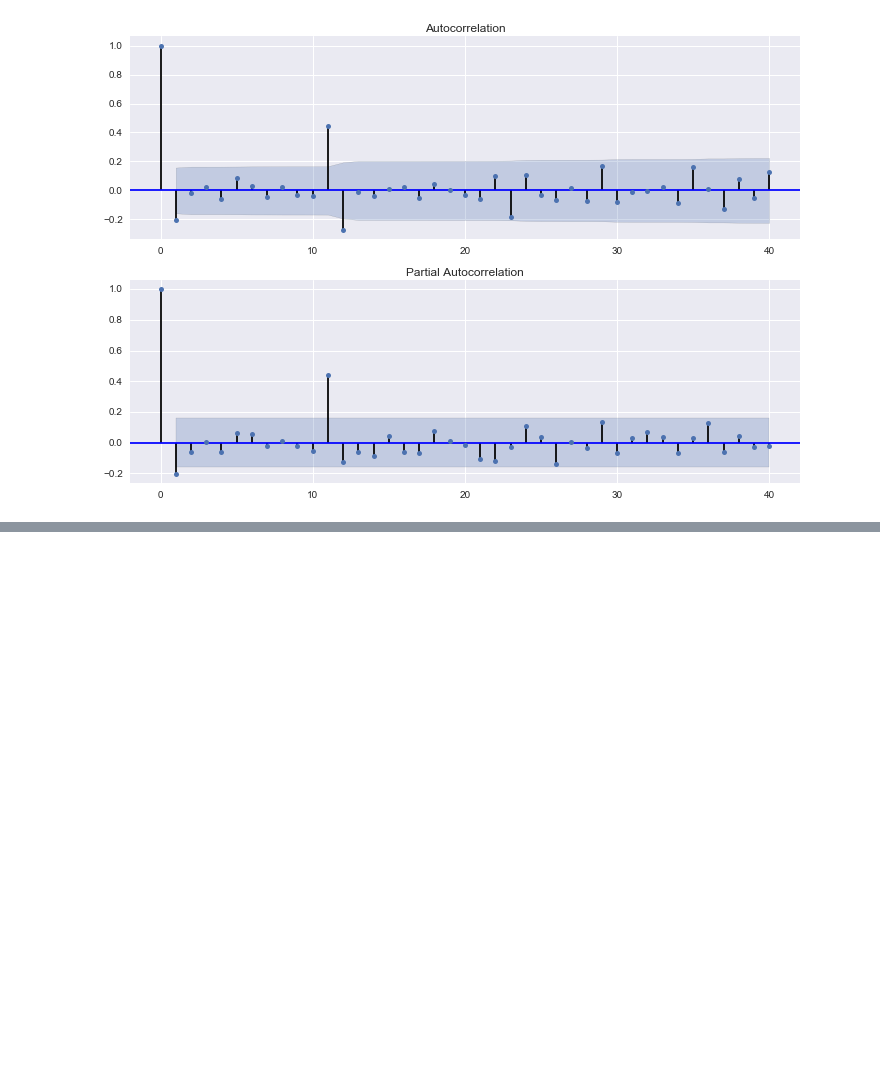
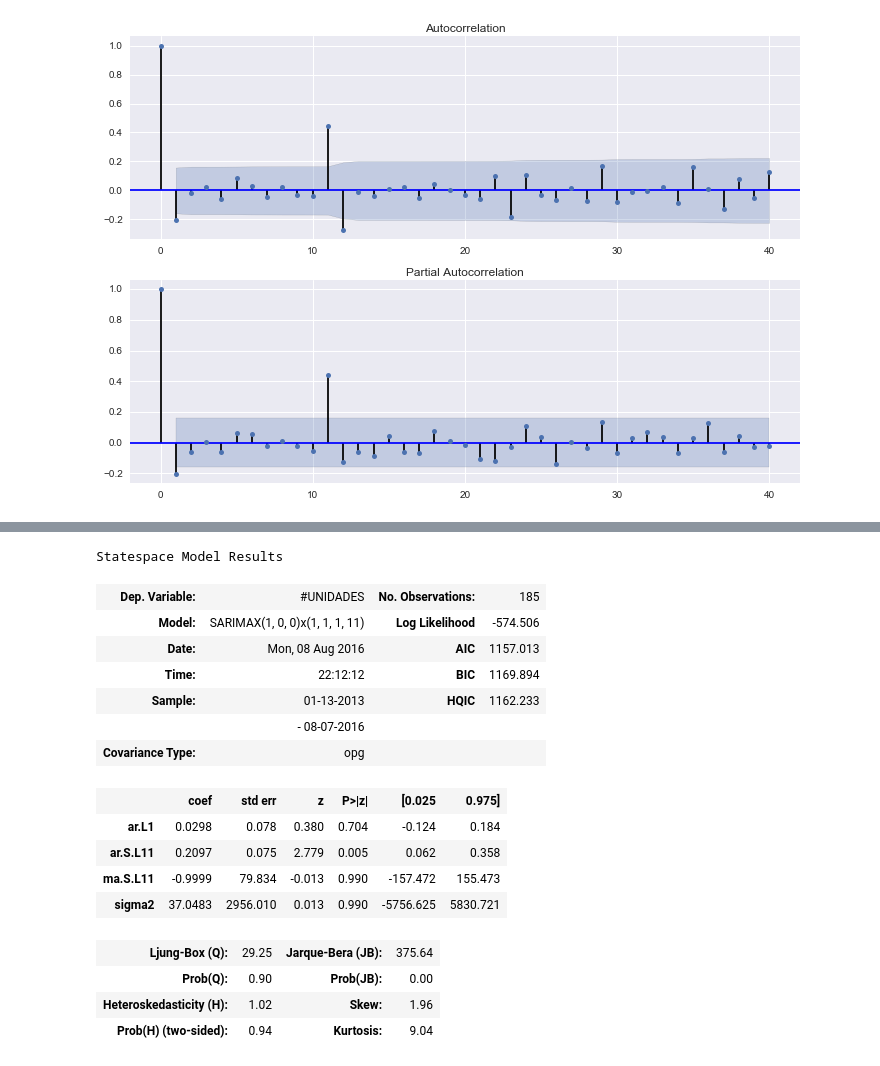
Before and after one commit to Grimi94/inventory-prediction, a Jupyter notebook: Trend Analysis.ipynb, the cells around one changed output, grey strips where cells are left out. Cells and saved outputs as stored; diff of their text form; code cells hidden in the pictures; blank space fills up the shorter version.

```diff
--- a/Trend Analysis.ipynb
+++ b/Trend Analysis.ipynb
@@ -252,0 +259,20 @@ new_df[new_df.index > "2015"].plot(figsize=(18,8))
+# %%
+model1.summary()
+# %% [output]
+Statespace Model Results
+| Dep. Variable: | #UNIDADES | No. Observations: | 185 |
+| Model: | SARIMAX(1, 0, 0)x(1, 1, 1, 11) | Log Likelihood | -574.506 |
+| Date: | Mon, 08 Aug 2016 | AIC | 1157.013 |
+| Time: | 22:12:12 | BIC | 1169.894 |
+| Sample: | 01-13-2013 | HQIC | 1162.233 |
+|  | - 08-07-2016 |  |  |
+| Covariance Type: | opg |  |  |
+|  | coef | std err | z | P>|z| | [0.025 | 0.975] |
+| ar.L1 | 0.0298 | 0.078 | 0.380 | 0.704 | -0.124 | 0.184 |
+| ar.S.L11 | 0.2097 | 0.075 | 2.779 | 0.005 | 0.062 | 0.358 |
+| ma.S.L11 | -0.9999 | 79.834 | -0.013 | 0.990 | -157.472 | 155.473 |
+| sigma2 | 37.0483 | 2956.010 | 0.013 | 0.990 | -5756.625 | 5830.721 |
+| Ljung-Box (Q): | 29.25 | Jarque-Bera (JB): | 375.64 |
+| Prob(Q): | 0.90 | Prob(JB): | 0.00 |
+| Heteroskedasticity (H): | 1.02 | Skew: | 1.96 |
+| Prob(H) (two-sided): | 0.94 | Kurtosis: | 9.04 |
```
Also changed, not shown: parts of 4 cells of this notebook.
